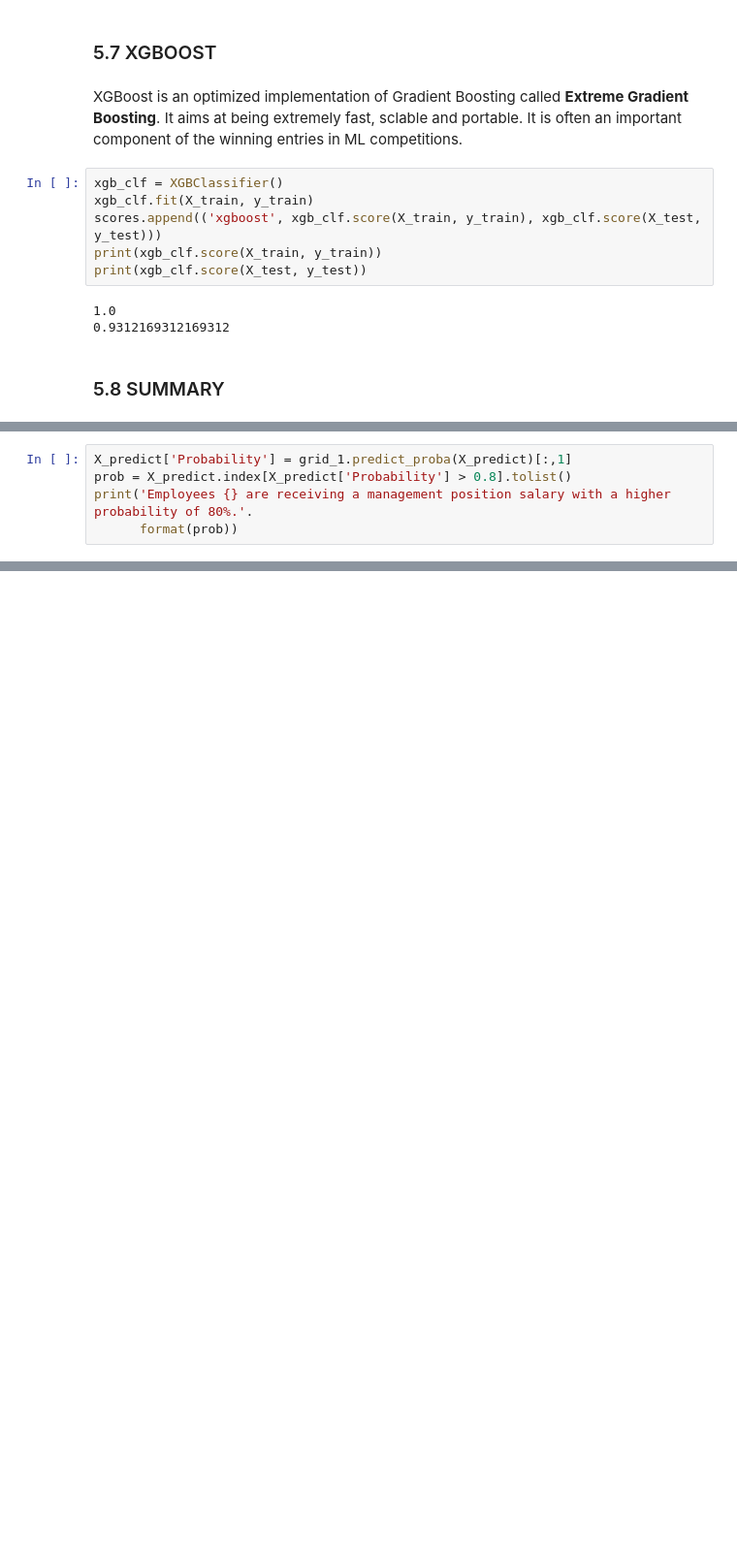
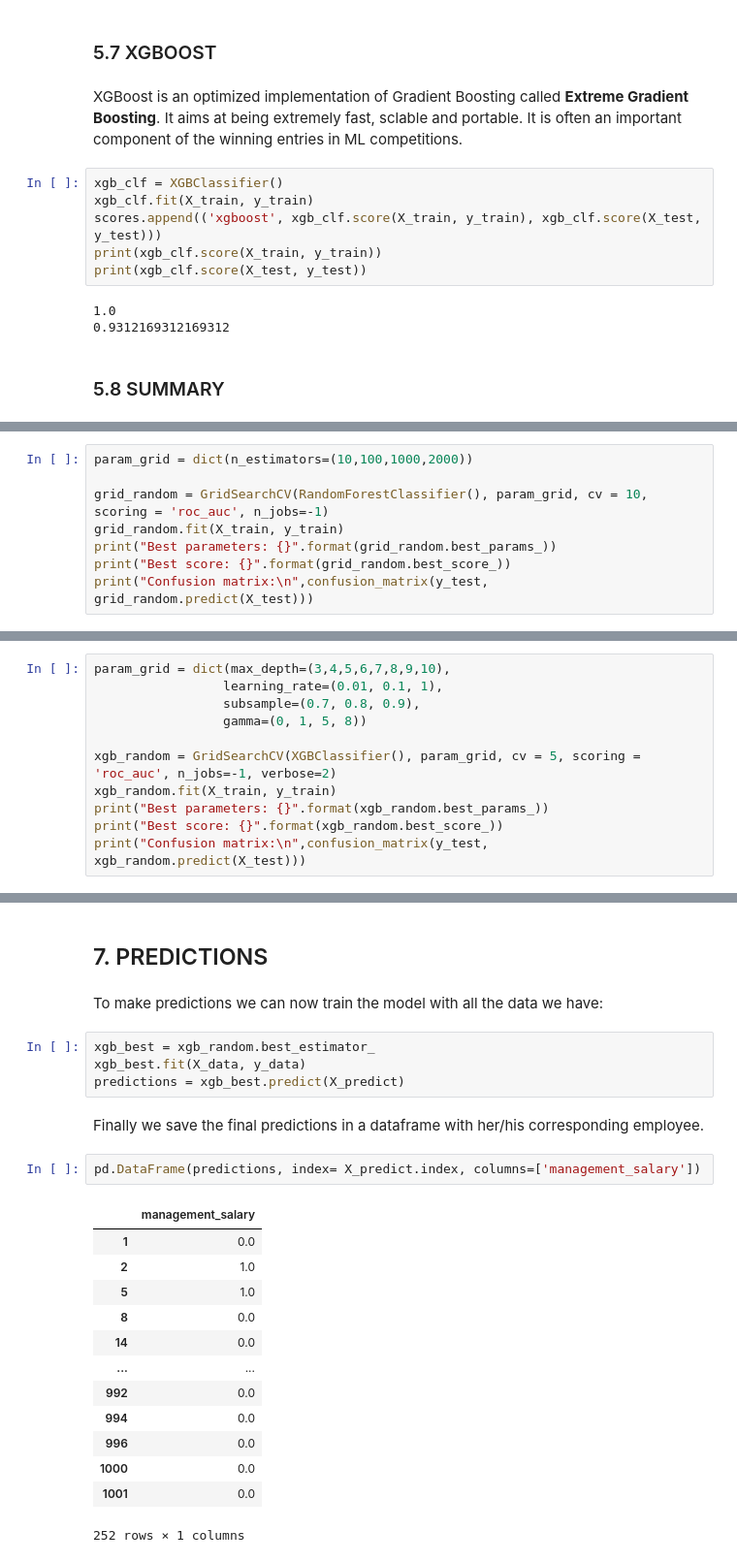
Before and after one commit to Albert-AGM/email_network, a Jupyter notebook: email_network.ipynb, the cells around one changed output, grey strips where cells are left out. Shown: that part at 97% size. Cells and saved outputs as stored; diff of their text form; blank space fills up the shorter version.

```diff
--- a/email_network.ipynb
+++ b/email_network.ipynb
@@ -713,5 +473,0 @@ Finally, we proceed to compute the probabilities of the classifier giving a posi
-# %%
-X_predict['Probability'] = grid_1.predict_proba(X_predict)[:,1]
-prob = X_predict.index[X_predict['Probability'] > 0.8].tolist()
-print('Employees {} are receiving a management position salary with a higher probability of 80%.'.
-      format(prob))
@@ -719,0 +519,8 @@ Employees [5, 62, 65, 142, 249, 283, 420, 434, 533, 820] are receiving a managem
+# %%
+param_grid = dict(n_estimators=(10,100,1000,2000))
+
+grid_random = GridSearchCV(RandomForestClassifier(), param_grid, cv = 10, scoring = 'roc_auc', n_jobs=-1)
+grid_random.fit(X_train, y_train)
+print("Best parameters: {}".format(grid_random.best_params_))
+print("Best score: {}".format(grid_random.best_score_))
+print("Confusion matrix:\n",confusion_matrix(y_test, grid_random.predict(X_test)))
@@ -719,0 +535,11 @@ Employees [5, 62, 65, 142, 249, 283, 420, 434, 533, 820] are receiving a managem
+# %%
+param_grid = dict(max_depth=(3,4,5,6,7,8,9,10),
+                 learning_rate=(0.01, 0.1, 1),
+                 subsample=(0.7, 0.8, 0.9),
+                 gamma=(0, 1, 5, 8))
+
+xgb_random = GridSearchCV(XGBClassifier(), param_grid, cv = 5, scoring = 'roc_auc', n_jobs=-1, verbose=2)
+xgb_random.fit(X_train, y_train)
+print("Best parameters: {}".format(xgb_random.best_params_))
+print("Best score: {}".format(xgb_random.best_score_))
+print("Confusion matrix:\n",confusion_matrix(y_test, xgb_random.predict(X_test)))
@@ -719,0 +559,26 @@ Employees [5, 62, 65, 142, 249, 283, 420, 434, 533, 820] are receiving a managem
+# %% [markdown]
+## 7. PREDICTIONS
+# %% [markdown]
+To make predictions we can now train the model with all the data we have:
+# %%
+xgb_best = xgb_random.best_estimator_
+xgb_best.fit(X_data, y_data)
+predictions = xgb_best.predict(X_predict)
+# %% [markdown]
+Finally we save the final predictions in a dataframe with her/his corresponding employee.
+# %%
+pd.DataFrame(predictions, index= X_predict.index, columns=['management_salary'])
+# %% [output]
+|  | management_salary |
+| 1 | 0.0 |
+| 2 | 1.0 |
+| 5 | 1.0 |
+| 8 | 0.0 |
+| 14 | 0.0 |
+| ... | ... |
+| 992 | 0.0 |
+| 994 | 0.0 |
+| 996 | 0.0 |
+| 1000 | 0.0 |
+| 1001 | 0.0 |
+252 rows × 1 columns
```
Also changed, not shown: parts of 52 cells of this notebook.
